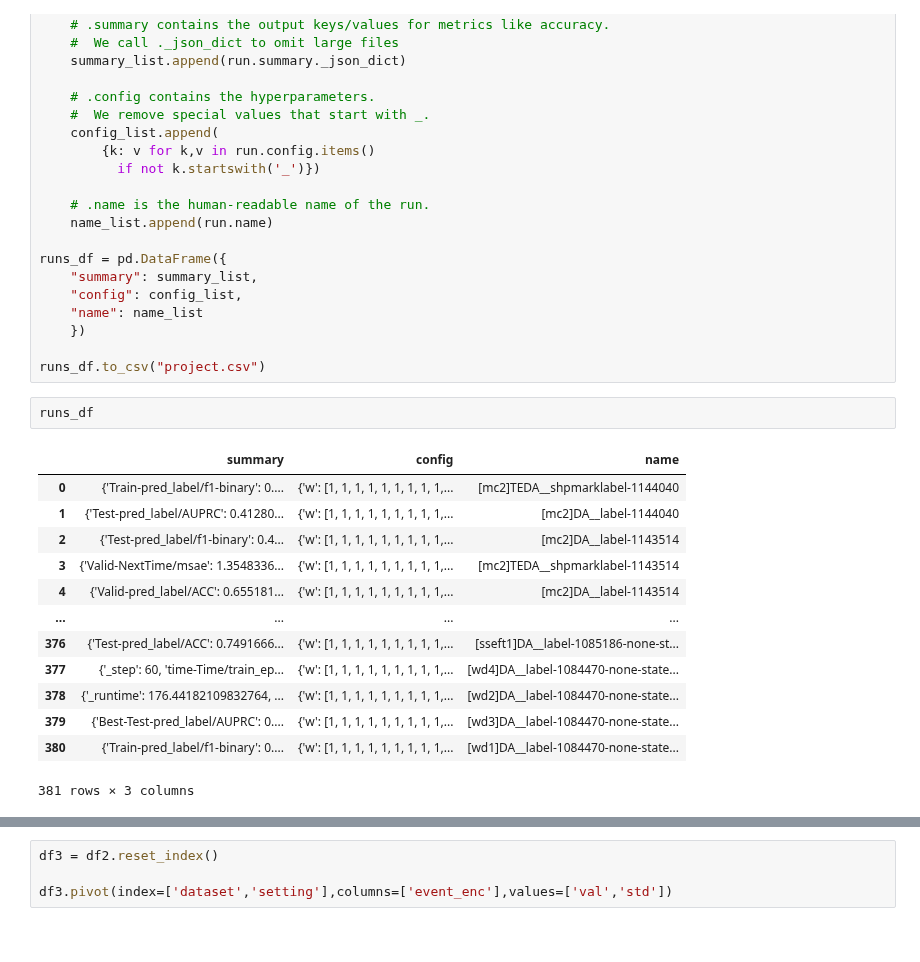
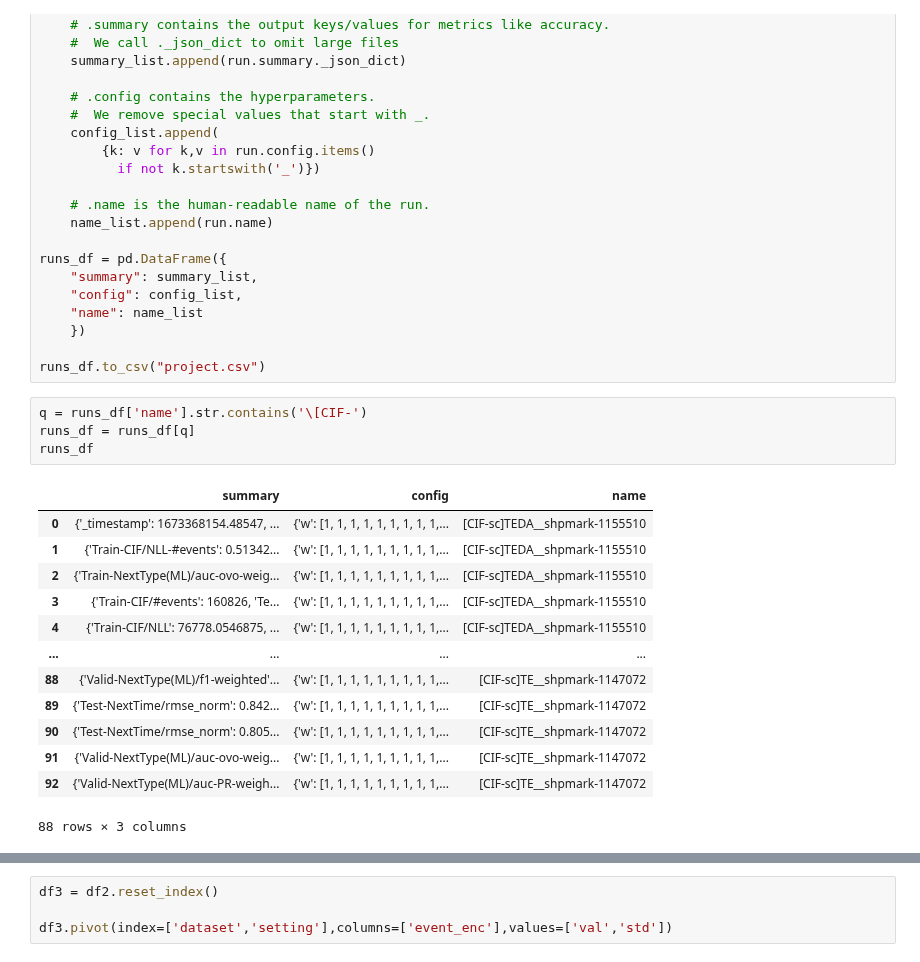
Before and after one commit to hojjatkarami/tedam2, a Jupyter notebook: jup_res.ipynb, the cells around one changed output, grey strips where cells are left out. Saved outputs shown, nothing was run; the diff lists cells and outputs as text.

```diff
--- a/jup_res.ipynb
+++ b/jup_res.ipynb
@@ -37,22 +37,24 @@ runs_df = pd.DataFrame({
     })
 
 runs_df.to_csv("project.csv")
-# %%
-runs_df
-# %% [output]
-|  | summary | config | name |
-| 0 | {'Train-pred_label/f1-binary': 0.... | {'w': [1, 1, 1, 1, 1, 1, 1, 1, 1,... | [mc2]TEDA__shpmarklabel-1144040 |
-| 1 | {'Test-pred_label/AUPRC': 0.41280... | {'w': [1, 1, 1, 1, 1, 1, 1, 1, 1,... | [mc2]DA__label-1144040 |
-| 2 | {'Test-pred_label/f1-binary': 0.4... | {'w': [1, 1, 1, 1, 1, 1, 1, 1, 1,... | [mc2]DA__label-1143514 |
-| 3 | {'Valid-NextTime/msae': 1.3548336... | {'w': [1, 1, 1, 1, 1, 1, 1, 1, 1,... | [mc2]TEDA__shpmarklabel-1143514 |
-| 4 | {'Valid-pred_label/ACC': 0.655181... | {'w': [1, 1, 1, 1, 1, 1, 1, 1, 1,... | [mc2]DA__label-1143514 |
-| ... | ... | ... | ... |
-| 376 | {'Test-pred_label/ACC': 0.7491666... | {'w': [1, 1, 1, 1, 1, 1, 1, 1, 1,... | [sseft1]DA__label-1085186-none-st... |
-| 377 | {'_step': 60, 'time-Time/train_ep... | {'w': [1, 1, 1, 1, 1, 1, 1, 1, 1,... | [wd4]DA__label-1084470-none-state... |
-| 378 | {'_runtime': 176.44182109832764, ... | {'w': [1, 1, 1, 1, 1, 1, 1, 1, 1,... | [wd2]DA__label-1084470-none-state... |
-| 379 | {'Best-Test-pred_label/AUPRC': 0.... | {'w': [1, 1, 1, 1, 1, 1, 1, 1, 1,... | [wd3]DA__label-1084470-none-state... |
-| 380 | {'Train-pred_label/f1-binary': 0.... | {'w': [1, 1, 1, 1, 1, 1, 1, 1, 1,... | [wd1]DA__label-1084470-none-state... |
-381 rows × 3 columns
+# %%
+q = runs_df['name'].str.contains('\[CIF-')
+runs_df = runs_df[q]
+runs_df
+# %% [output]
+|  | summary | config | name |
+| 0 | {'_timestamp': 1673368154.48547, ... | {'w': [1, 1, 1, 1, 1, 1, 1, 1, 1,... | [CIF-sc]TEDA__shpmark-1155510 |
+| 1 | {'Train-CIF/NLL-#events': 0.51342... | {'w': [1, 1, 1, 1, 1, 1, 1, 1, 1,... | [CIF-sc]TEDA__shpmark-1155510 |
+| 2 | {'Train-NextType(ML)/auc-ovo-weig... | {'w': [1, 1, 1, 1, 1, 1, 1, 1, 1,... | [CIF-sc]TEDA__shpmark-1155510 |
+| 3 | {'Train-CIF/#events': 160826, 'Te... | {'w': [1, 1, 1, 1, 1, 1, 1, 1, 1,... | [CIF-sc]TEDA__shpmark-1155510 |
+| 4 | {'Train-CIF/NLL': 76778.0546875, ... | {'w': [1, 1, 1, 1, 1, 1, 1, 1, 1,... | [CIF-sc]TEDA__shpmark-1155510 |
+| ... | ... | ... | ... |
+| 88 | {'Valid-NextType(ML)/f1-weighted'... | {'w': [1, 1, 1, 1, 1, 1, 1, 1, 1,... | [CIF-sc]TE__shpmark-1147072 |
+| 89 | {'Test-NextTime/rmse_norm': 0.842... | {'w': [1, 1, 1, 1, 1, 1, 1, 1, 1,... | [CIF-sc]TE__shpmark-1147072 |
+| 90 | {'Test-NextTime/rmse_norm': 0.805... | {'w': [1, 1, 1, 1, 1, 1, 1, 1, 1,... | [CIF-sc]TE__shpmark-1147072 |
+| 91 | {'Valid-NextType(ML)/auc-ovo-weig... | {'w': [1, 1, 1, 1, 1, 1, 1, 1, 1,... | [CIF-sc]TE__shpmark-1147072 |
+| 92 | {'Valid-NextType(ML)/auc-PR-weigh... | {'w': [1, 1, 1, 1, 1, 1, 1, 1, 1,... | [CIF-sc]TE__shpmark-1147072 |
+88 rows × 3 columns
 # %%
 
 runs_df.iloc[0].summary.keys()
```
Also changed, not shown: parts of 2 cells of this notebook, 3 other files.
